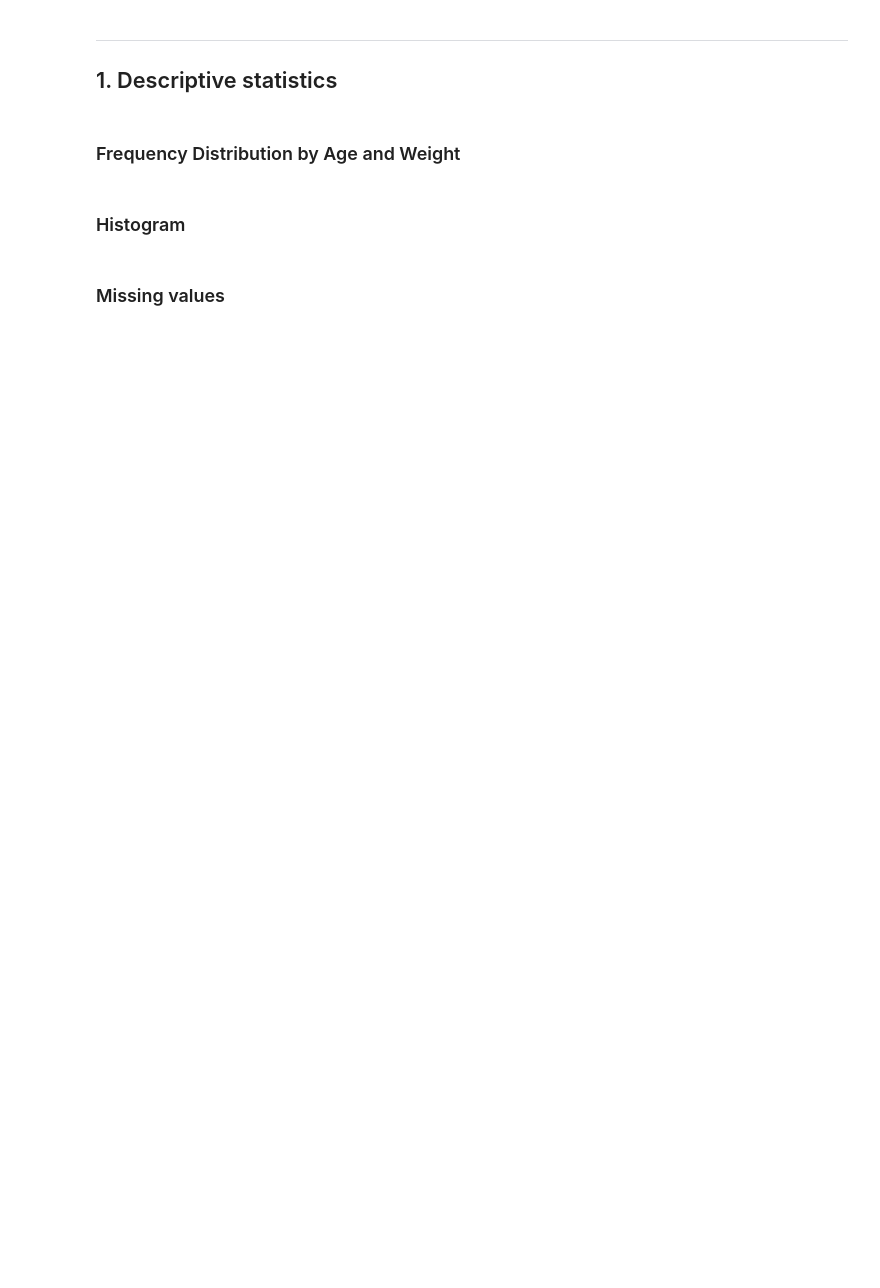
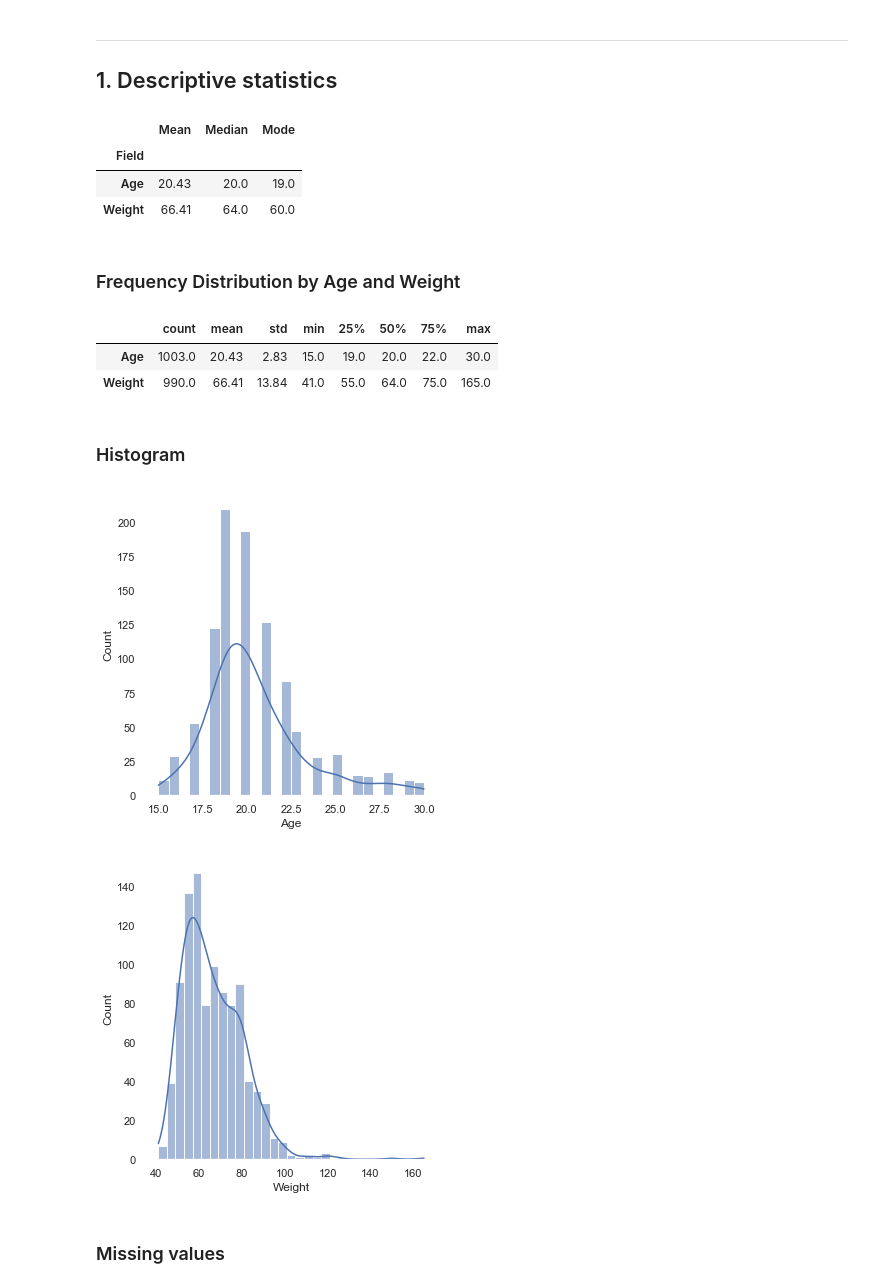
Before and after one commit to eudesz/AnyoneAI, a Jupyter notebook: Practice_Intro_to_Probability_and_Statistics.ipynb, the cells around one changed output. Drawn from its saved outputs; the diff is of its cells as text; code cells hidden in the pictures; blank space fills up the shorter version.

```diff
--- a/Practice_Intro_to_Probability_and_Statistics.ipynb
+++ b/Practice_Intro_to_Probability_and_Statistics.ipynb
@@ -22,3 +25,6 @@ warnings.filterwarnings("ignore")
 # %%
-young = pd.read_csv('https://raw.githubusercontent.com/anyoneai/notebooks/main/datasets/people_responses.csv')
+FILE_URL_PATH= 'https://raw.githubusercontent.com/anyoneai/notebooks/main/datasets/people_responses.csv'
+# %%
+young = pd.read_csv(filepath_or_buffer= FILE_URL_PATH)
+df_copy= young.copy()
 # %%
@@ -34,5 +45,25 @@ young.head(5)
 # %% [markdown]
 *****
 ## 1. Descriptive statistics
+# %%
+fields_to_analyze= ['Age', 'Weight']
+# %%
+lines= []
+
+for field in fields_to_analyze:
+    lines.append(dict(
+        Field= field,
+        Mean= round(df_copy[field].mean(), 2),
+        Median= df_copy[field].median(),
+        Mode= df_copy[field].mode().values[-1]
+    ))
+
+df_descriptive_analysis= pd.DataFrame(lines).set_index('Field')
+df_descriptive_analysis
+# %% [output]
+|  | Mean | Median | Mode |
+| Field |  |  |  |
+| Age | 20.43 | 20.0 | 19.0 |
+| Weight | 66.41 | 64.0 | 60.0 |
 # %% [markdown]
 ### Frequency Distribution by Age and Weight
@@ -39,4 +72,18 @@ young.head(5)
+# %%
+df_frequency_dist
+# %% [output]
+|  | count | mean | std | min | 25% | 50% | 75% | max |
+| Age | 1003.0 | 20.43 | 2.83 | 15.0 | 19.0 | 20.0 | 22.0 | 30.0 |
+| Weight | 990.0 | 66.41 | 13.84 | 41.0 | 55.0 | 64.0 | 75.0 | 165.0 |
 # %% [markdown]
 ### Histogram
+# %%
+for field in fields_to_analyze:
+    sns.displot(data=df_copy, x=field, kind="hist", kde= True)
+    sns.set(rc={'axes.facecolor':'white', 'figure.figsize': [8, 6]})
+    plt.show()
+# %% [output]
+[figure, added]
+[figure, added]
 # %% [markdown]
 ### Missing values
```
Also changed, not shown: parts of 5 cells of this notebook.
